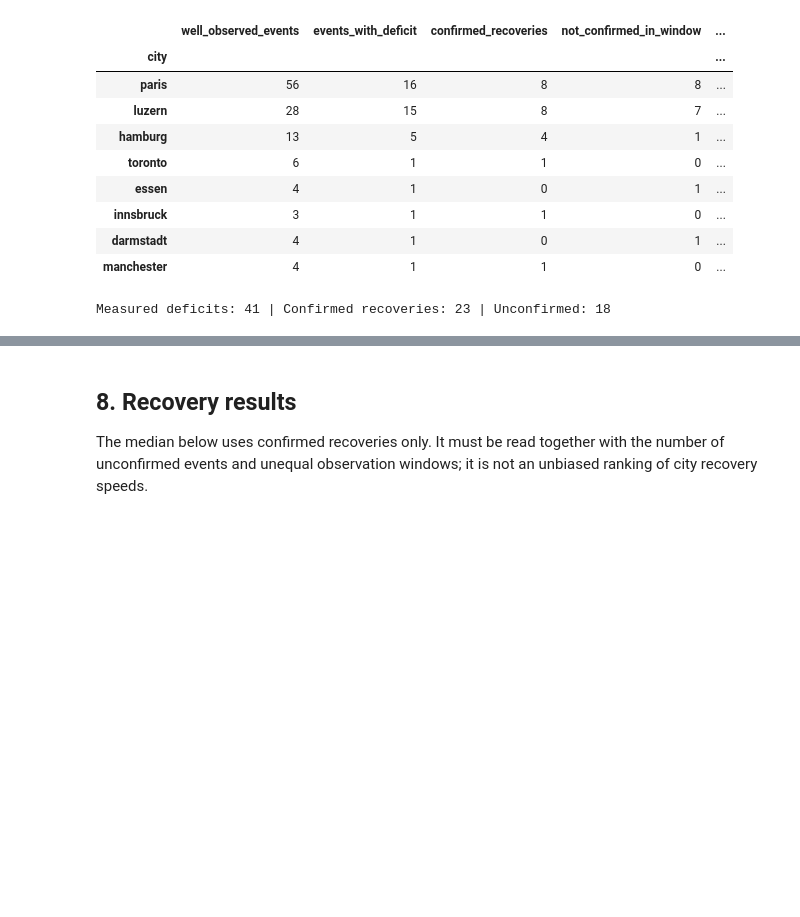
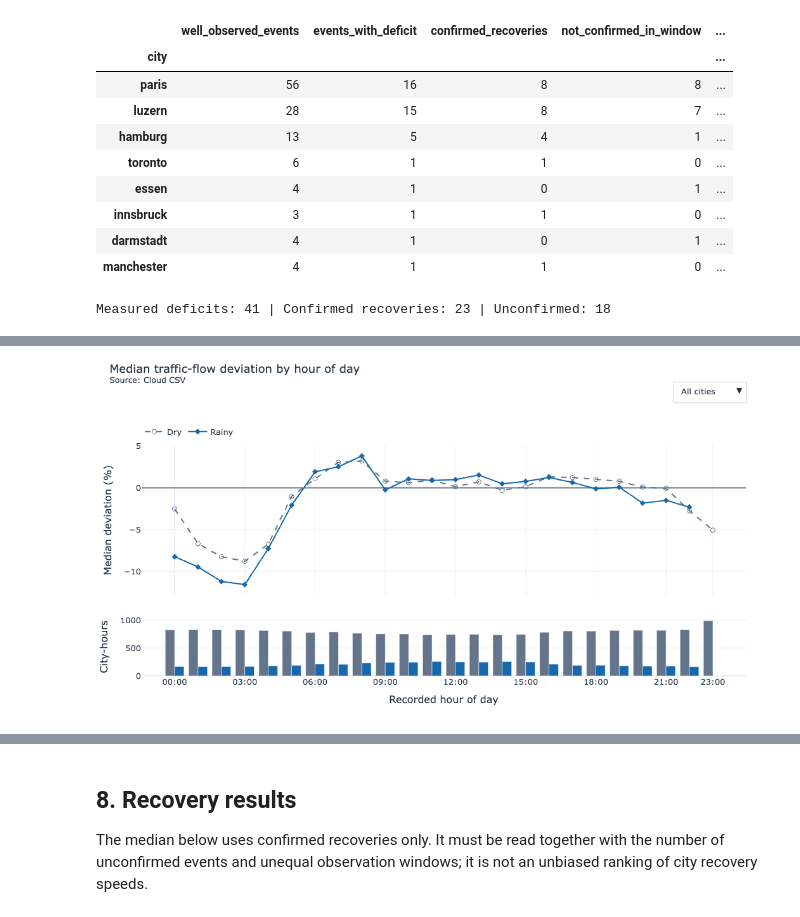
Before and after one commit to divyakapoor23/IUTF_Viz, a Jupyter notebook: Project2.ipynb, the cells around one changed output, grey strips where cells are left out. Saved outputs shown, nothing was run; the diff lists cells and outputs as text; code cells hidden in the pictures; blank space fills up the shorter version.

Commit message:
name change

```diff
--- a/Project2.ipynb
+++ b/Project2.ipynb
@@ -880,0 +1000,41 @@ Measured deficits: 41 | Confirmed recoveries: 23 | Unconfirmed: 18
+# %%
+fig_hourly = make_subplots(rows=2, cols=1, shared_xaxes=True,
+                           row_heights=[0.72, 0.28], vertical_spacing=0.10)
+hourly_groups = {}
+hour_of_day = list(range(24))
+hour_styles = {'Dry': ('#64748b', 'dash', 'circle-open'), 'Rainy': ('#1768ac', 'solid', 'diamond')}
+for city, city_hours in [(None, supported_hours), *supported_hours.groupby('city', sort=False)]:
+    if city_hours.empty:
+        continue
+    label = NAMES[city] if city else 'All cities'
+    first = len(fig_hourly.data)
+    for condition, (color, dash, marker) in hour_styles.items():
+        summary = (
+            city_hours.loc[city_hours.condition.eq(condition)]
+            .groupby('hour_of_day').median_flow_change_pct.agg(['median', 'size'])
+            .reindex(hour_of_day)
+        )
+        sample_counts = summary['size'].fillna(0).astype(int)
+        fig_hourly.add_trace(go.Scatter(
+            x=hour_of_day, y=summary['median'], customdata=sample_counts,
+            name=condition, legendgroup=condition, mode='lines+markers', connectgaps=False,
+            line=dict(color=color, dash=dash), marker=dict(symbol=marker, size=7),
+            hovertemplate='%{x:02d}:00<br>Median %{y:+.2f}%<br>City-hours %{customdata:,}',
+        ), row=1, col=1)
+        fig_hourly.add_trace(go.Bar(
+            x=hour_of_day, y=sample_counts, name=condition, legendgroup=condition, marker_color=color,
+            showlegend=False, hovertemplate='%{x:02d}:00<br>City-hours %{y:,}',
+        ), row=2, col=1)
+    hourly_groups[label] = list(range(first, len(fig_hourly.data)))
+
+style_notebook_plot(fig_hourly, 'Median traffic-flow deviation by hour of day', 560)
+select_notebook_plot_group(fig_hourly, hourly_groups, 'All cities')
+fig_hourly.update_layout(barmode='group')
+fig_hourly.update_xaxes(tickvals=hour_of_day[::3] + [23],
+                        ticktext=[f'{hour:02d}:00' for hour in hour_of_day[::3] + [23]])
+fig_hourly.update_xaxes(title_text='Recorded hour of day', row=2, col=1)
+fig_hourly.update_yaxes(title_text='Median deviation (%)', zerolinecolor='#64748b', row=1, col=1)
+fig_hourly.update_yaxes(title_text='City-hours', rangemode='tozero', row=2, col=1)
+fig_hourly.show()
+# %% [output]
+[figure, added]
```
Also changed, not shown: parts of 18 cells of this notebook, 8 other files.
